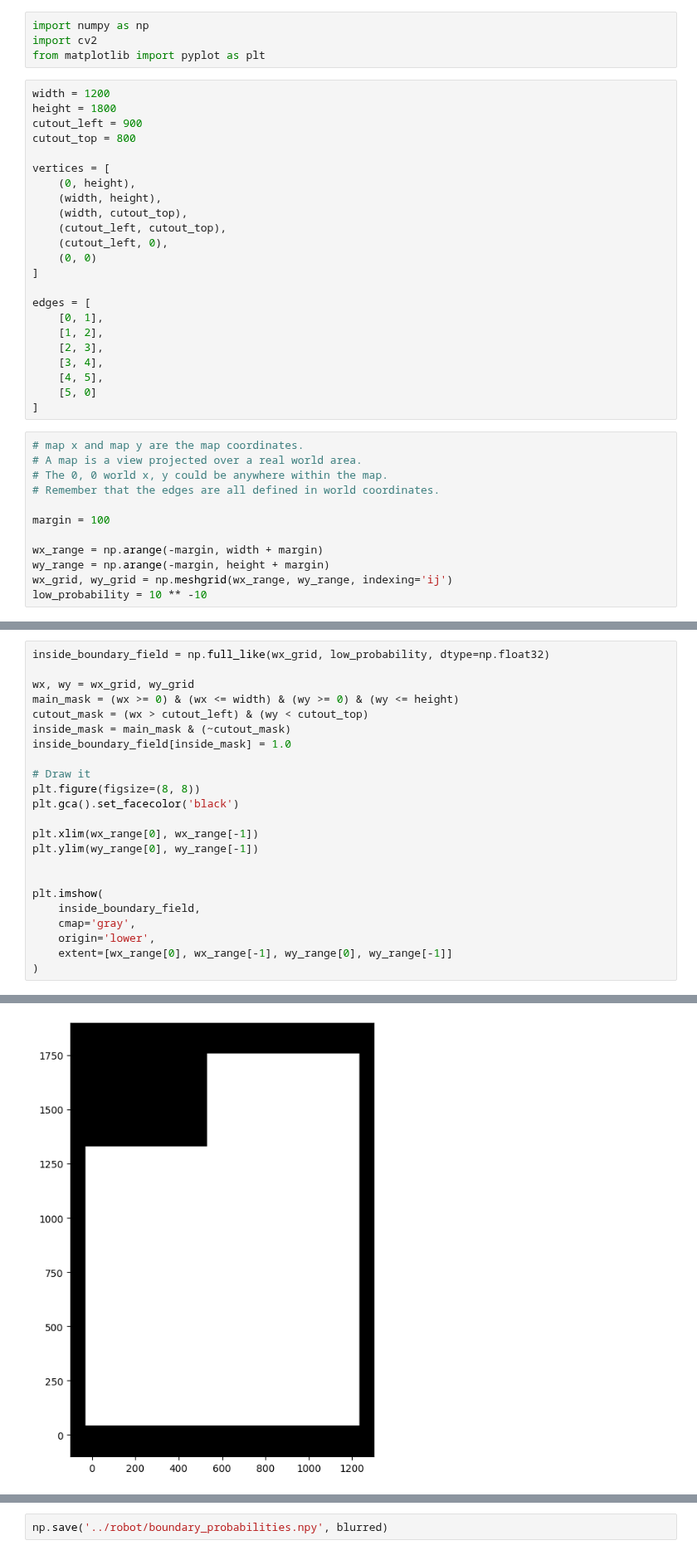
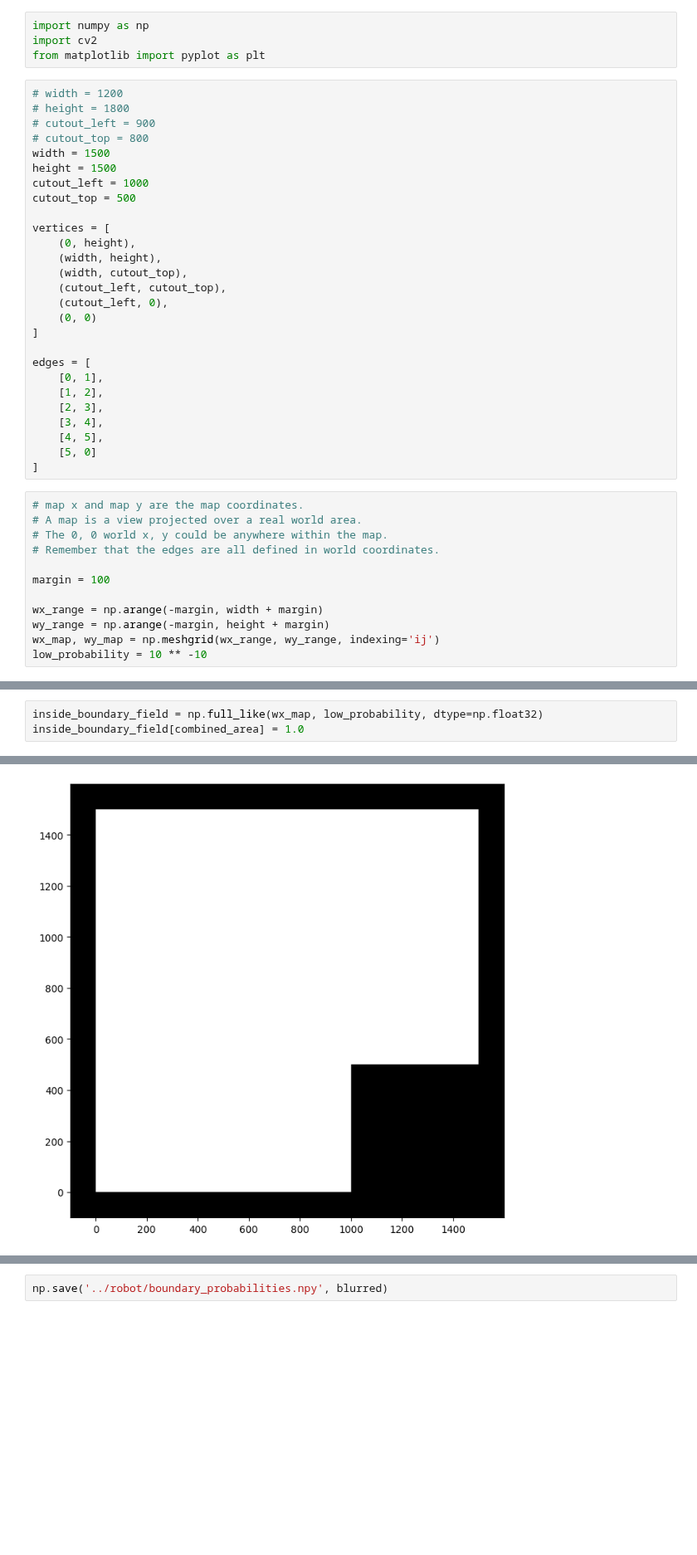
Before and after one commit to PacktPublishing/Learn-Robotics-Programming-3rd-edition, a Jupyter notebook: experiments/boundary_probabilities.ipynb, the cells around one changed output, grey strips where cells are left out. Shown at 83% size. Cells and saved outputs as stored; diff of their text form; blank space fills up the shorter version.

```diff
--- a/experiments/boundary_probabilities.ipynb
+++ b/experiments/boundary_probabilities.ipynb
@@ -3,10 +3,14 @@ import numpy as np
 import cv2
 from matplotlib import pyplot as plt
 # %%
-width = 1200
-height = 1800
-cutout_left = 900
-cutout_top = 800
+# width = 1200
+# height = 1800
+# cutout_left = 900
+# cutout_top = 800
+width = 1500
+height = 1500
+cutout_left = 1000
+cutout_top = 500
 
 vertices = [
     (0, height),
@@ -35,5 +39,5 @@ margin = 100
 
 wx_range = np.arange(-margin, width + margin)
 wy_range = np.arange(-margin, height + margin)
-wx_grid, wy_grid = np.meshgrid(wx_range, wy_range, indexing='ij')
+wx_map, wy_map = np.meshgrid(wx_range, wy_range, indexing='ij')
 low_probability = 10 ** -10
@@ -40,24 +100,4 @@ low_probability = 10 ** -10
 # %%
-inside_boundary_field = np.full_like(wx_grid, low_probability, dtype=np.float32)
-
-wx, wy = wx_grid, wy_grid
-main_mask = (wx >= 0) & (wx <= width) & (wy >= 0) & (wy <= height)
-cutout_mask = (wx > cutout_left) & (wy < cutout_top)
-inside_mask = main_mask & (~cutout_mask)
-inside_boundary_field[inside_mask] = 1.0
-
-# Draw it
-plt.figure(figsize=(8, 8))
-plt.gca().set_facecolor('black')
-
-plt.xlim(wx_range[0], wx_range[-1])
-plt.ylim(wy_range[0], wy_range[-1])
-
-
-plt.imshow(
-    inside_boundary_field,
-    cmap='gray',
-    origin='lower',
-    extent=[wx_range[0], wx_range[-1], wy_range[0], wy_range[-1]]
-)
+inside_boundary_field = np.full_like(wx_map, low_probability, dtype=np.float32)
+inside_boundary_field[combined_area] = 1.0
 # %% [output]
@@ -65,2 +104,2 @@ plt.imshow(
-[figure, old version]
+[figure, new version]
 # %%
```
Also changed, not shown: parts of 8 cells of this notebook, 2 other files.
